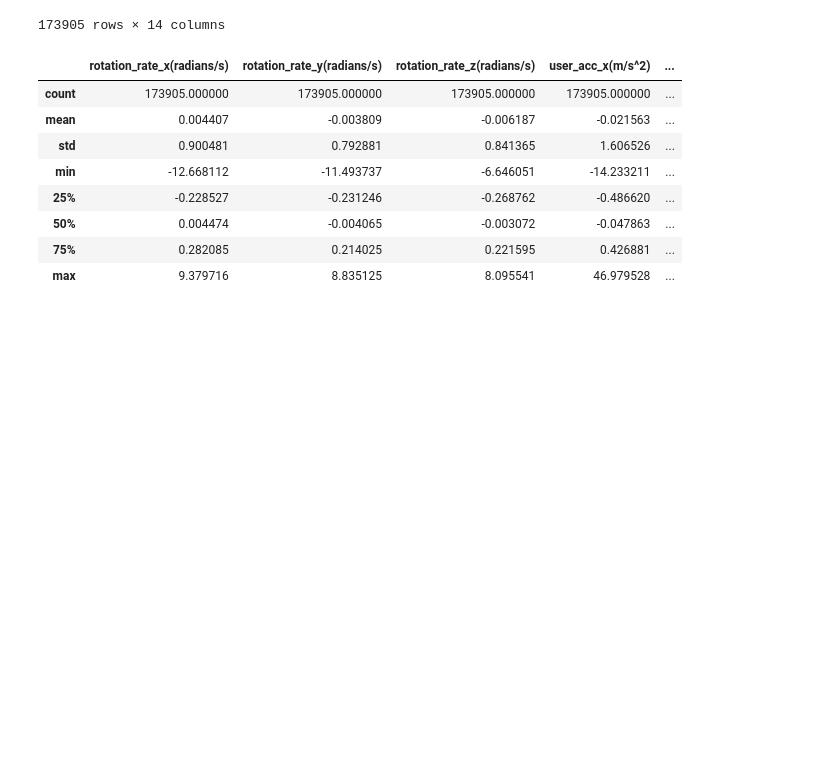
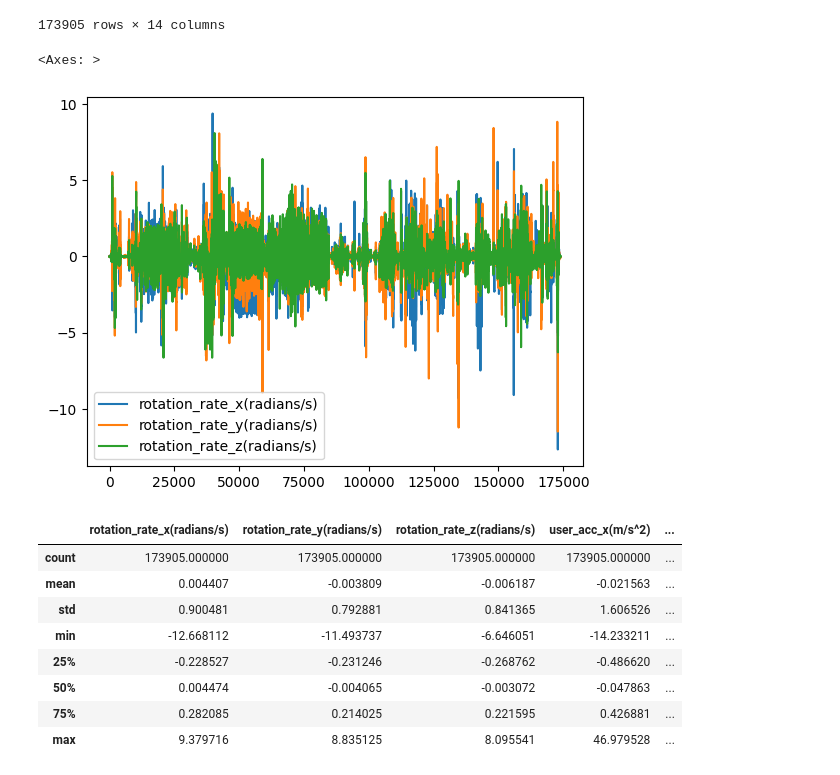
Before and after one commit to AndrewCheam/IMU_localisation, a Jupyter notebook: ronin/source/Ekf.ipynb, the cells around one changed output. Cells and saved outputs as stored; diff of their text form; code cells hidden in the pictures; blank space fills up the shorter version.

```diff
--- a/ronin/source/Ekf.ipynb
+++ b/ronin/source/Ekf.ipynb
@@ -284,6 +292,11 @@ display(data)
 | 173903 | -0.053418 | -0.054270 | -0.014820 | -0.036691 | ... |
 | 173904 | -0.044082 | -0.072426 | -0.019377 | -0.003509 | ... |
 173905 rows × 14 columns
+# %%
+data[['rotation_rate_x(radians/s)', 'rotation_rate_y(radians/s)', 'rotation_rate_z(radians/s)']].plot()
+# %% [output]
+<Axes: >
+[figure, added]
 # %%
 data.describe()
 # %% [output]
```
Also changed, not shown: parts of 4 cells of this notebook, 5 other files.
